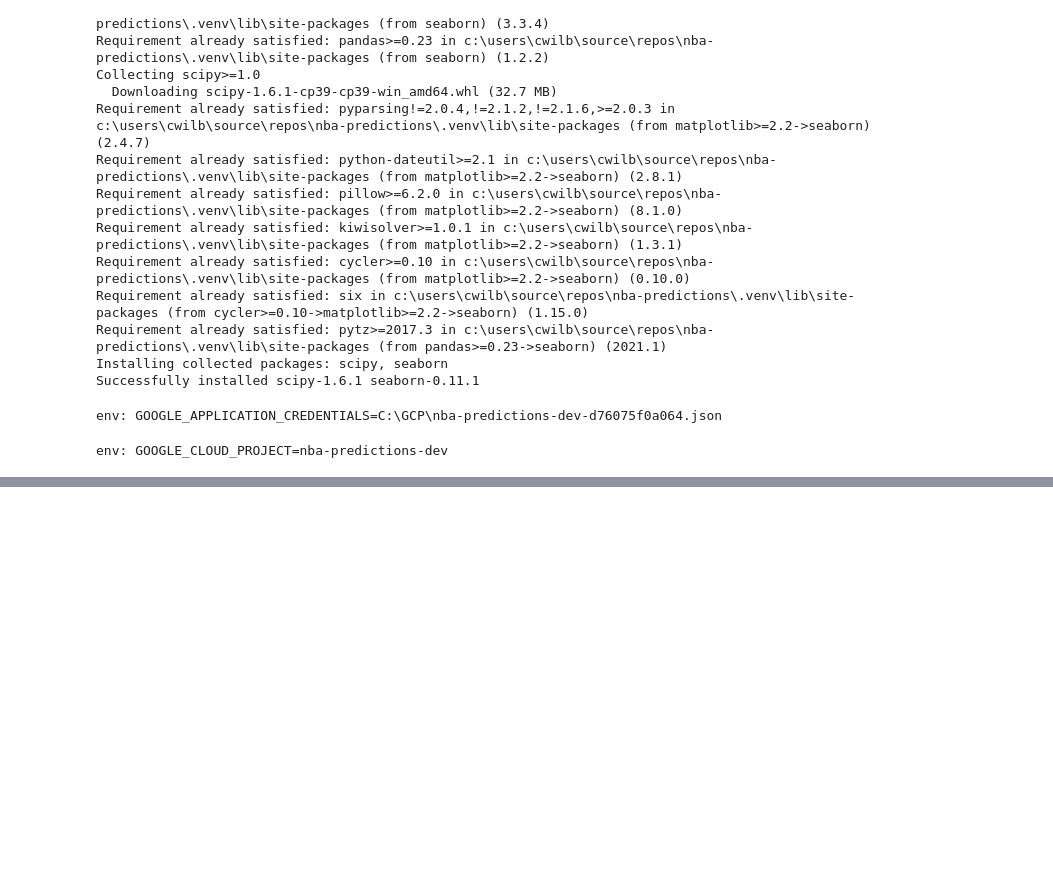
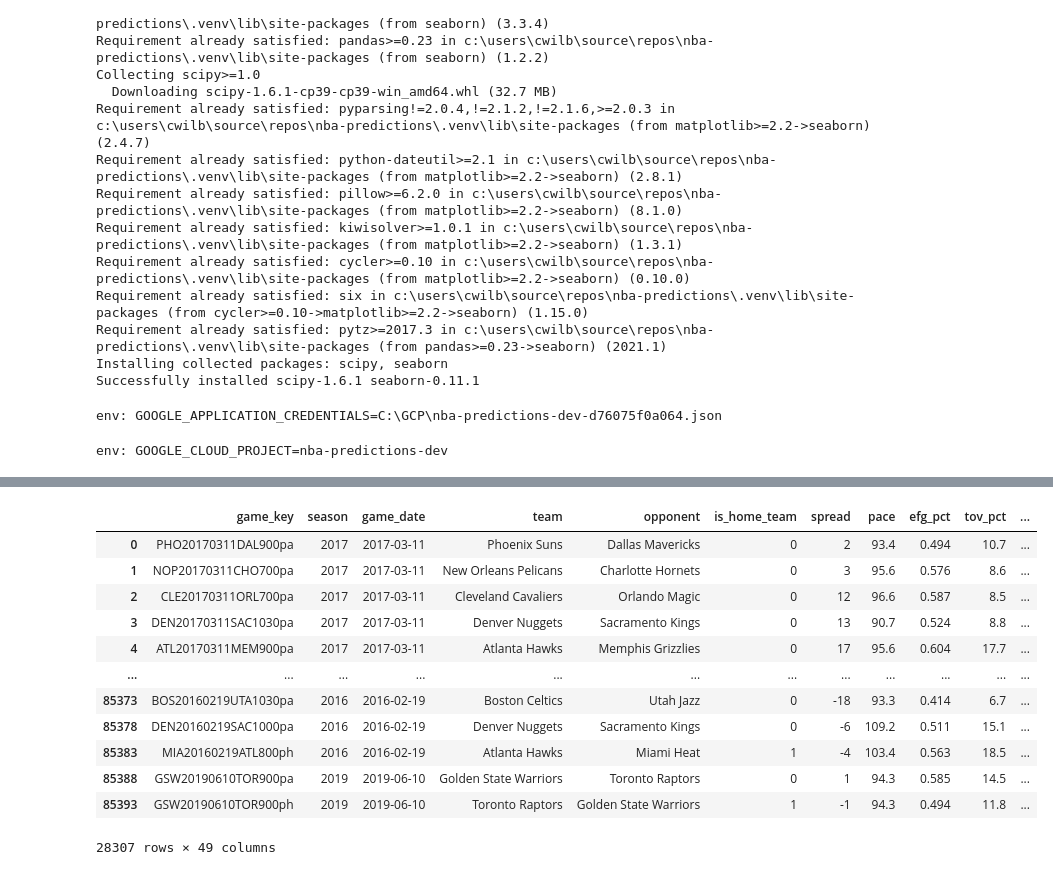
Before and after one commit to cwilbar04/gcp-end-to-end-nba-predictions, a Jupyter notebook: notebooks/EDA.ipynb, the cells around one changed output, grey strips where cells are left out. Drawn from its saved outputs; the diff is of its cells as text; code cells hidden in the pictures; blank space fills up the shorter version.

```diff
--- a/notebooks/EDA.ipynb
+++ b/notebooks/EDA.ipynb
@@ -32,7 +32,8 @@ import os
 # auth.authenticate_user()
 # print('Authenticated')
 # %%
-my_project_id = "nba-predictions-dev"
+my_project_id = 'nba-predictions-dev'
+model_table_name = 'nba.model_game'
 # %%
 %env GOOGLE_APPLICATION_CREDENTIALS C:\GCP\nba-predictions-dev-d76075f0a064.json
 # %% [output]
@@ -82,0 +49,7 @@ def my_func(request)
+# %%
+model = client.query('''
+  SELECT
+    *
+  FROM
+    `%s`
+''' % (model_table_name)).to_dataframe()
@@ -82,0 +79,16 @@ def my_func(request)
+# %%
+model.drop_duplicates()
+# %% [output]
+|  | game_key | season | game_date | team | opponent | is_home_team | spread | pace | efg_pct | tov_pct | ... |
+| 0 | PHO20170311DAL900pa | 2017 | 2017-03-11 | Phoenix Suns | Dallas Mavericks | 0 | 2 | 93.4 | 0.494 | 10.7 | ... |
+| 1 | NOP20170311CHO700pa | 2017 | 2017-03-11 | New Orleans Pelicans | Charlotte Hornets | 0 | 3 | 95.6 | 0.576 | 8.6 | ... |
+| 2 | CLE20170311ORL700pa | 2017 | 2017-03-11 | Cleveland Cavaliers | Orlando Magic | 0 | 12 | 96.6 | 0.587 | 8.5 | ... |
+| 3 | DEN20170311SAC1030pa | 2017 | 2017-03-11 | Denver Nuggets | Sacramento Kings | 0 | 13 | 90.7 | 0.524 | 8.8 | ... |
+| 4 | ATL20170311MEM900pa | 2017 | 2017-03-11 | Atlanta Hawks | Memphis Grizzlies | 0 | 17 | 95.6 | 0.604 | 17.7 | ... |
+| ... | ... | ... | ... | ... | ... | ... | ... | ... | ... | ... | ... |
+| 85373 | BOS20160219UTA1030pa | 2016 | 2016-02-19 | Boston Celtics | Utah Jazz | 0 | -18 | 93.3 | 0.414 | 6.7 | ... |
+| 85378 | DEN20160219SAC1000pa | 2016 | 2016-02-19 | Denver Nuggets | Sacramento Kings | 0 | -6 | 109.2 | 0.511 | 15.1 | ... |
+| 85383 | MIA20160219ATL800ph | 2016 | 2016-02-19 | Atlanta Hawks | Miami Heat | 1 | -4 | 103.4 | 0.563 | 18.5 | ... |
+| 85388 | GSW20190610TOR900pa | 2019 | 2019-06-10 | Golden State Warriors | Toronto Raptors | 0 | 1 | 94.3 | 0.585 | 14.5 | ... |
+| 85393 | GSW20190610TOR900ph | 2019 | 2019-06-10 | Toronto Raptors | Golden State Warriors | 1 | -1 | 94.3 | 0.494 | 11.8 | ... |
+28307 rows × 49 columns
```
Also changed, not shown: parts of 5 cells of this notebook, 4 other files.
